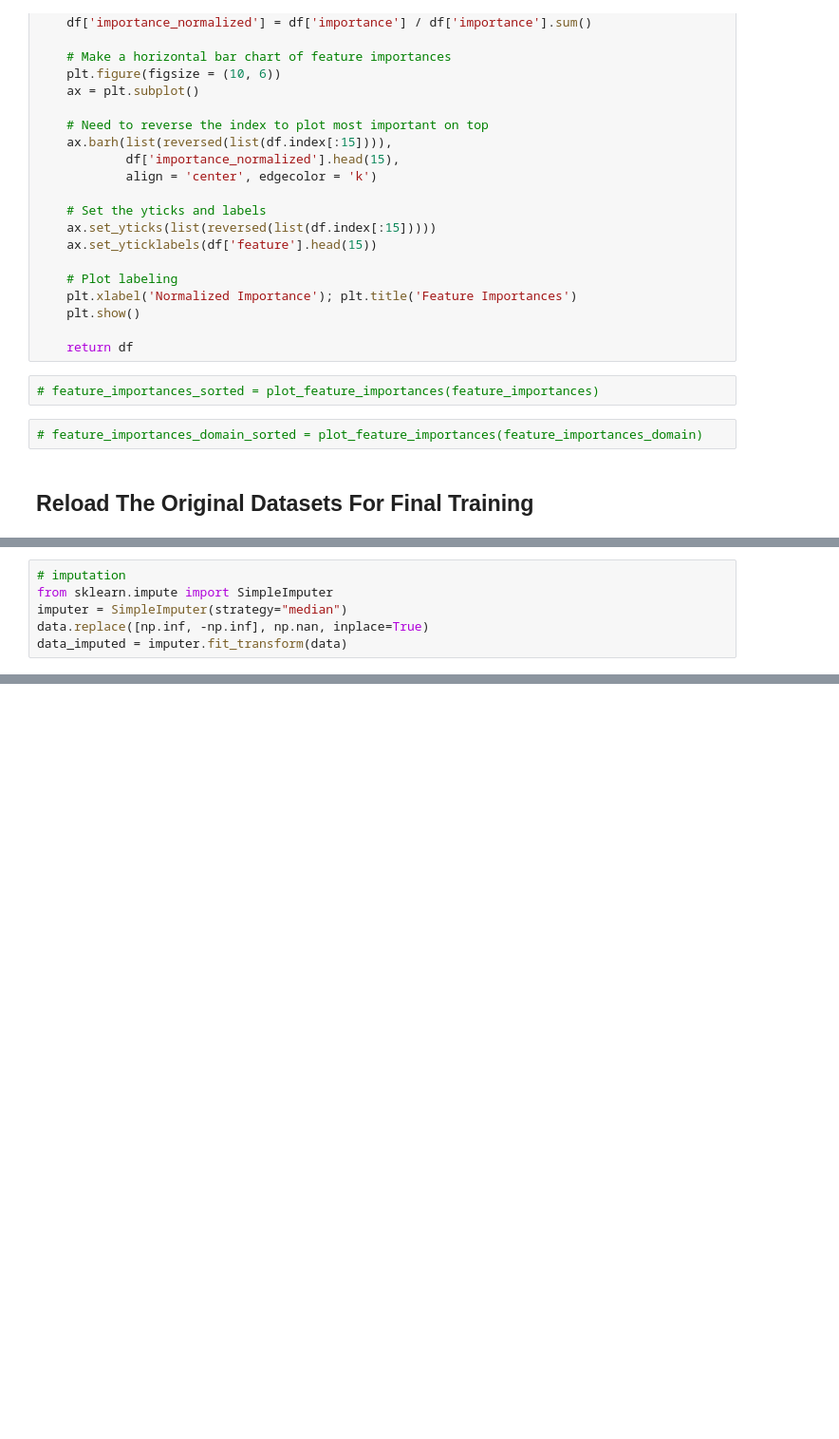
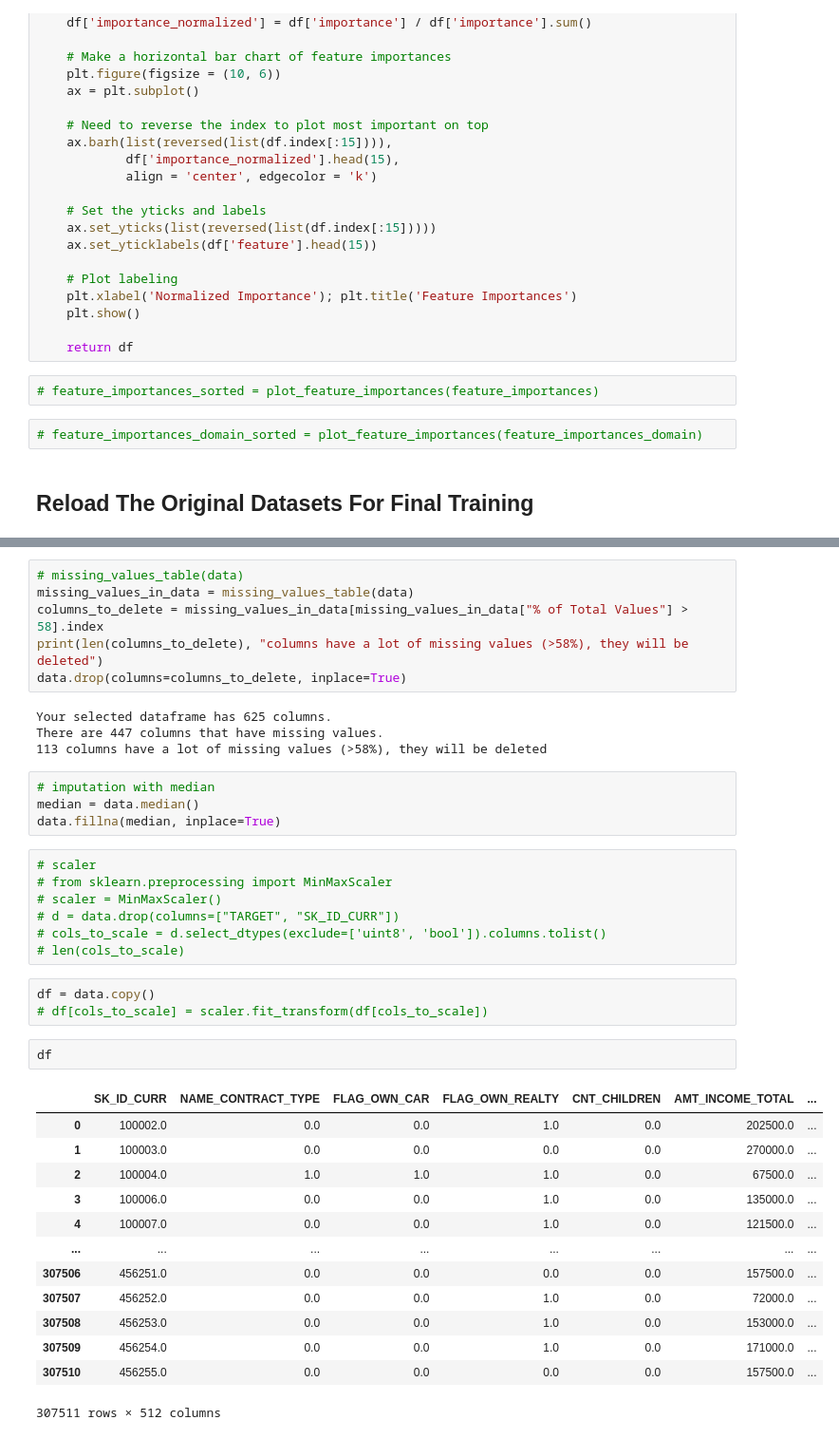
Before and after one commit to MyNameIsKilian/OC-Projet-7, a Jupyter notebook: notebook.ipynb, the cells around one changed output, grey strips where cells are left out. Shown at 95% size. Saved outputs shown, nothing was run; the diff lists cells and outputs as text; blank space fills up the shorter version.

Commit message:
Dataframe cleaned - Modelisation started

```diff
--- a/notebook.ipynb
+++ b/notebook.ipynb
@@ -1541,6 +1508,0 @@ NameError: name 'data' is not defined
-# %%
-# imputation
-from sklearn.impute import SimpleImputer
-imputer = SimpleImputer(strategy="median")
-data.replace([np.inf, -np.inf], np.nan, inplace=True)
-data_imputed = imputer.fit_transform(data)
@@ -1602,0 +1517,40 @@ Final Training
+# %%
+# missing_values_table(data)
+missing_values_in_data = missing_values_table(data)
+columns_to_delete = missing_values_in_data[missing_values_in_data["% of Total Values"] > 58].index
+print(len(columns_to_delete), "columns have a lot of missing values (>58%), they will be deleted")
+data.drop(columns=columns_to_delete, inplace=True)
+# %% [output]
+Your selected dataframe has 625 columns.
+There are 447 columns that have missing values.
+113 columns have a lot of missing values (>58%), they will be deleted
+# %%
+# imputation with median
+median = data.median()
+data.fillna(median, inplace=True)
+# %%
+# scaler
+# from sklearn.preprocessing import MinMaxScaler
+# scaler = MinMaxScaler()
+# d = data.drop(columns=["TARGET", "SK_ID_CURR"])
+# cols_to_scale = d.select_dtypes(exclude=['uint8', 'bool']).columns.tolist()
+# len(cols_to_scale)
+# %%
+df = data.copy()
+# df[cols_to_scale] = scaler.fit_transform(df[cols_to_scale])
+# %%
+df
+# %% [output]
+|  | SK_ID_CURR | NAME_CONTRACT_TYPE | FLAG_OWN_CAR | FLAG_OWN_REALTY | CNT_CHILDREN | AMT_INCOME_TOTAL | ... |
+| 0 | 100002.0 | 0.0 | 0.0 | 1.0 | 0.0 | 202500.0 | ... |
+| 1 | 100003.0 | 0.0 | 0.0 | 0.0 | 0.0 | 270000.0 | ... |
+| 2 | 100004.0 | 1.0 | 1.0 | 1.0 | 0.0 | 67500.0 | ... |
+| 3 | 100006.0 | 0.0 | 0.0 | 1.0 | 0.0 | 135000.0 | ... |
+| 4 | 100007.0 | 0.0 | 0.0 | 1.0 | 0.0 | 121500.0 | ... |
+| ... | ... | ... | ... | ... | ... | ... | ... |
+| 307506 | 456251.0 | 0.0 | 0.0 | 0.0 | 0.0 | 157500.0 | ... |
+| 307507 | 456252.0 | 0.0 | 0.0 | 1.0 | 0.0 | 72000.0 | ... |
+| 307508 | 456253.0 | 0.0 | 0.0 | 1.0 | 0.0 | 153000.0 | ... |
+| 307509 | 456254.0 | 0.0 | 0.0 | 1.0 | 0.0 | 171000.0 | ... |
+| 307510 | 456255.0 | 0.0 | 0.0 | 0.0 | 0.0 | 157500.0 | ... |
+307511 rows × 512 columns
```
Also changed, not shown: parts of 28 cells of this notebook, 3 other files.
